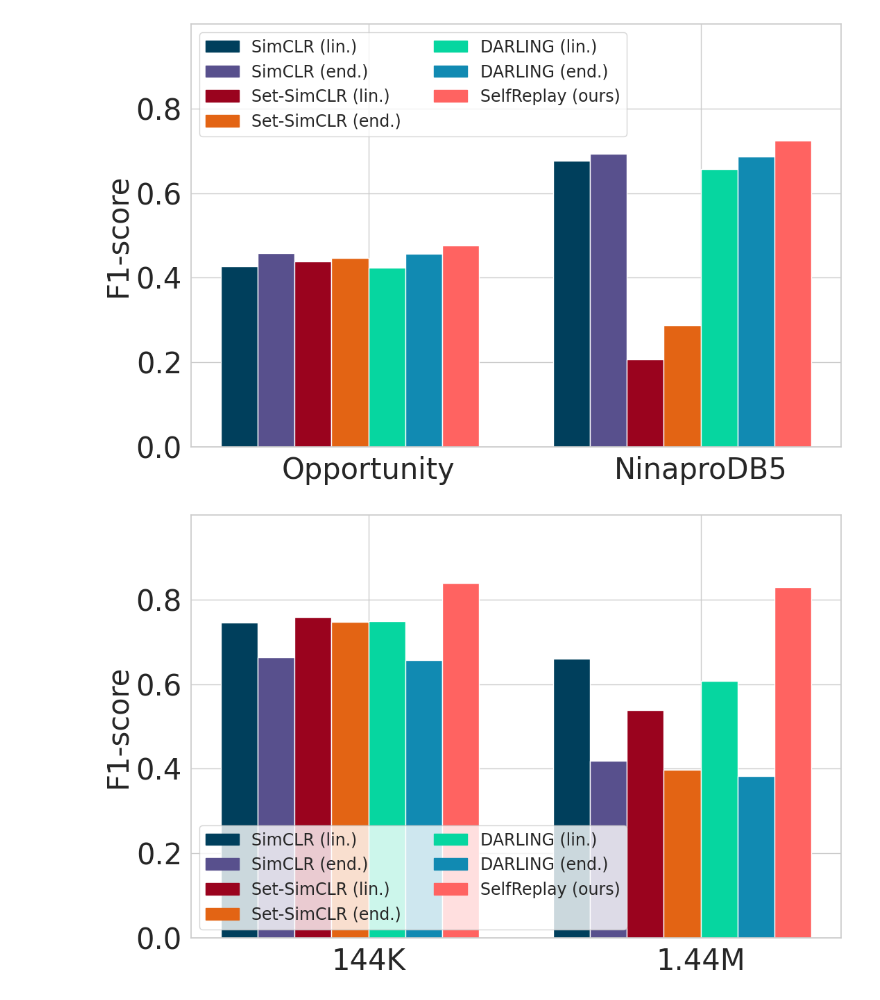
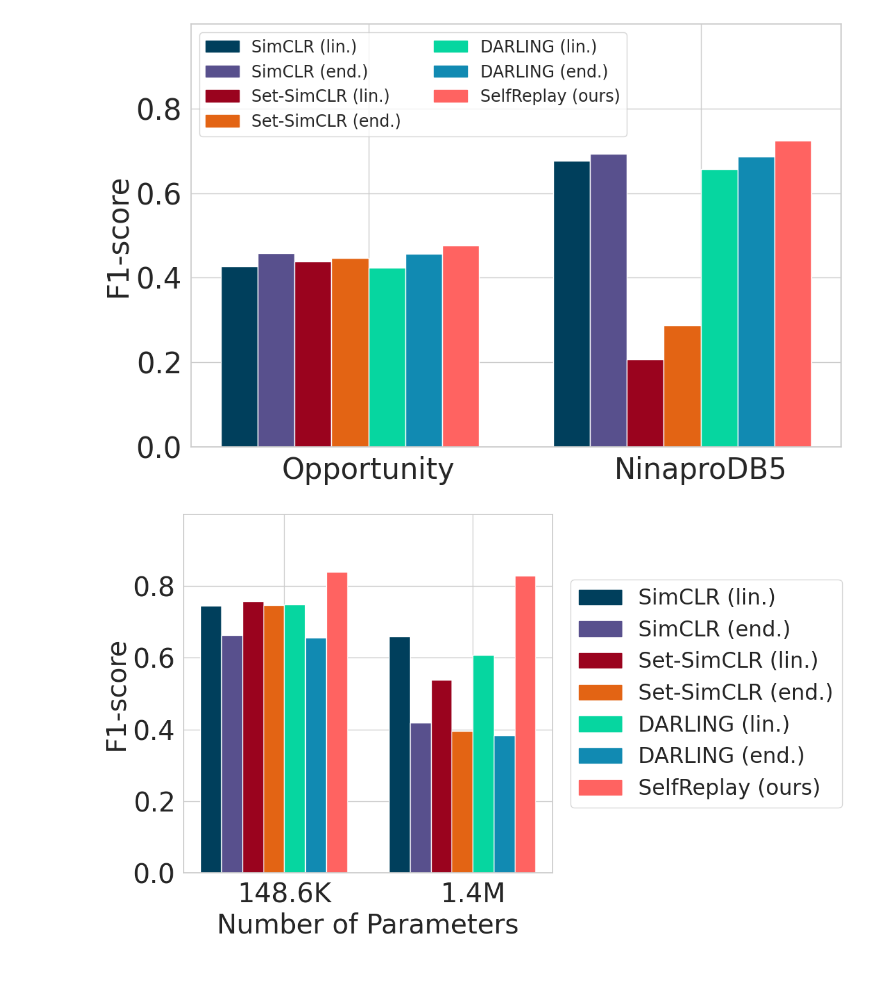
Before and after one commit to diamond264/augcon, a Jupyter notebook: visualization/sensys_plots.ipynb, the cells around one changed output. Drawn from its saved outputs; the diff is of its cells as text; code cells hidden in the pictures; blank space fills up the shorter version.

```diff
--- a/visualization/sensys_plots.ipynb
+++ b/visualization/sensys_plots.ipynb
@@ -160,7 +160,7 @@ large_model = {
 }
 
 # Parameter values (formatted for better readability)
-num_params = ["144K", "1.44M"]
+num_params = ["148.6K", "1.4M"]
 
 # Define colors
 colors = {
@@ -174,7 +174,7 @@ colors = {
 }
 
 # Create figure and axis
-fig, ax = plt.subplots(figsize=(11, 7))
+fig, ax = plt.subplots(figsize=(12, 7))
 width = 0.2  # Width of each bar
 x = np.arange(2) * 1.8  # Spacing for small and large models
 
@@ -189,33 +189,34 @@ for i, model in enumerate(["Small", "Large"]):
     for j, (method, value) in enumerate(data.items()):
         bars = ax.bar(x[i] + width * j, value, width, color=colors[method])
 
     xtick_locs.append(x[i] + width * 3.5)
     # ax.text(x[i] + width * 3.5, 0.01, num_params[i], ha='center', fontsize=17)
 
 # Set x-axis labels as "Number of Parameters"
 ax.set_xticks(xtick_locs)
 ax.set_xticklabels(num_params, fontsize=30)
-# ax.set_xlabel("Number of Parameters", fontsize=30)
+ax.set_xlabel("Number of Parameters", fontsize=30)
 
 # Customize y-axis
 ax.set_ylim(0, 1)
 ax.set_yticks(np.arange(0, 1, 0.2))
 ax.tick_params(axis='y', labelsize=30)
 ax.set_ylabel("F1-score", fontsize=30)
 
 # Add legend
 for method in colors.keys():
     legend_handles.append(Patch(color=colors[method], label=method))
     legend_labels.append(method)
-ax.legend(handles=legend_handles, labels=legend_labels, loc='lower left', ncols=2, fontsize=17)
+# ax.legend(handles=legend_handles, labels=legend_labels, loc='lower left', ncols=2, fontsize=18)
+ax.legend(handles=legend_handles, labels=legend_labels, loc='center left', bbox_to_anchor=(1.02, 0.5), fontsize=24)
 
 # Save the figure
 out = os.path.join("sensys_pdfs", "small_large.pdf")
 os.makedirs(os.path.dirname(out), exist_ok=True)
 plt.savefig(out, bbox_inches='tight')
 
 # Show the plot
 plt.tight_layout()
 plt.show()
 # %% [output]
-[figure, old version]
+[figure, new version]
```
Also changed, not shown: parts of 2 cells of this notebook, 3 other files.
